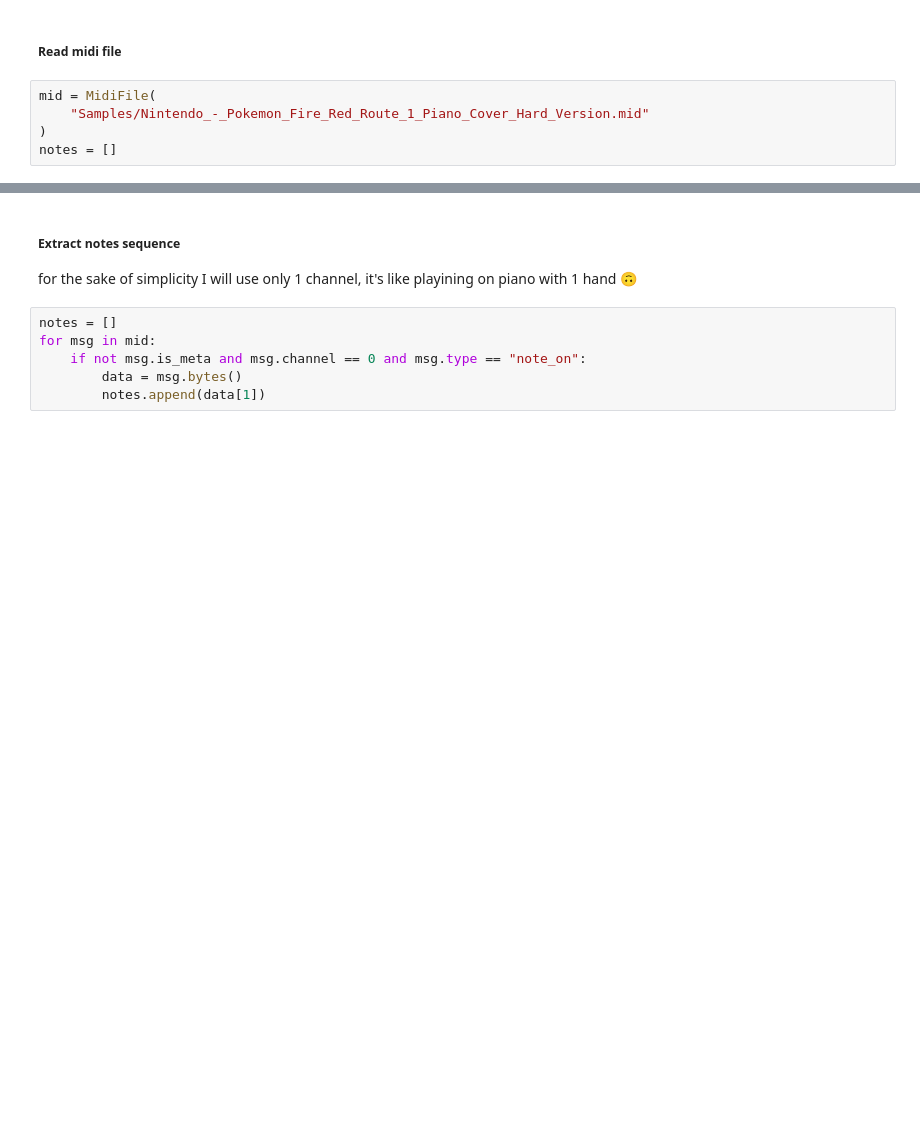
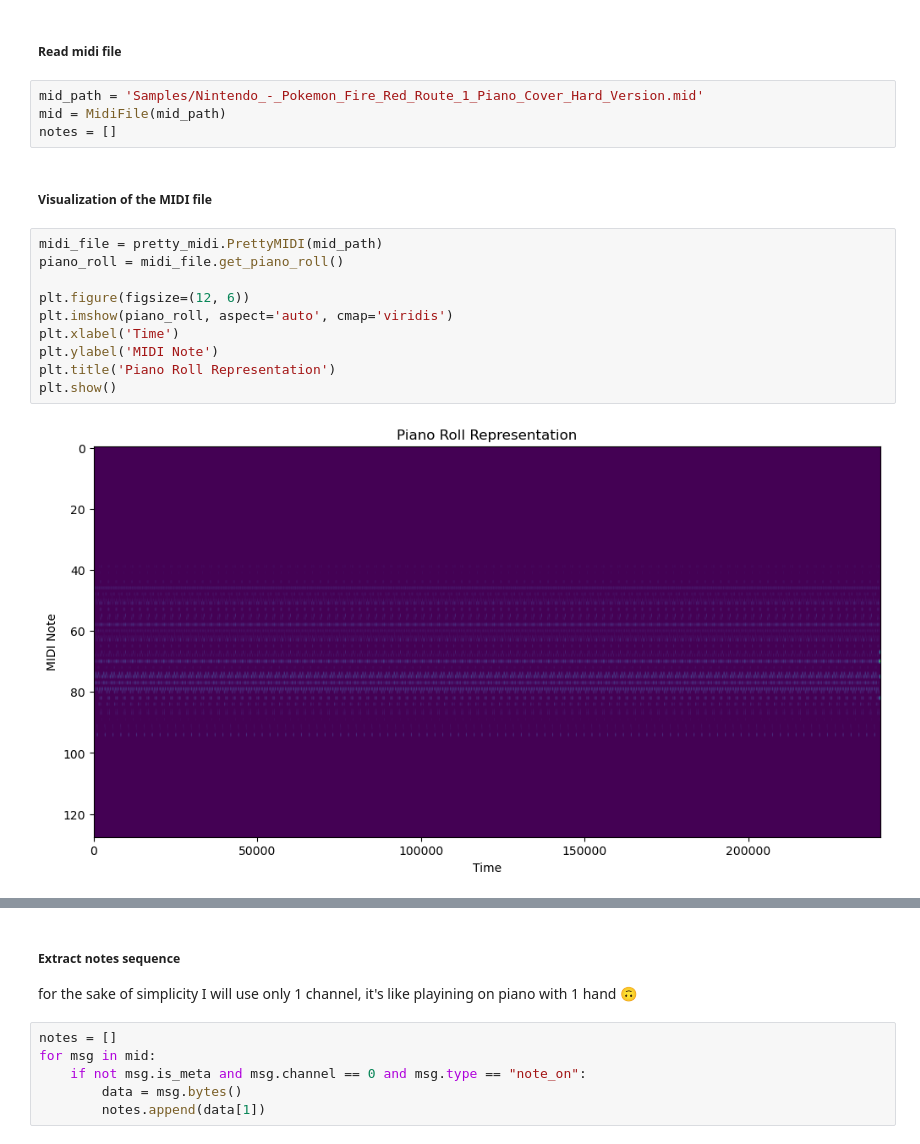
Before and after one commit to divyansh-1611/DAV_BeatCraft, a Jupyter notebook: Music gerenation with Keras and TF.ipynb, the cells around one changed output, grey strips where cells are left out. Drawn from its saved outputs; the diff is of its cells as text; blank space fills up the shorter version.

```diff
--- a/Music gerenation with Keras and TF.ipynb
+++ b/Music gerenation with Keras and TF.ipynb
@@ -39,7 +41,20 @@ To enable the following instructions: AVX2 FMA, in other operations, rebuild Ten
 # %% [markdown]
 ##### Read midi file
 # %%
-mid = MidiFile(
-    "Samples/Nintendo_-_Pokemon_Fire_Red_Route_1_Piano_Cover_Hard_Version.mid"
-)
+mid_path = 'Samples/Nintendo_-_Pokemon_Fire_Red_Route_1_Piano_Cover_Hard_Version.mid'
+mid = MidiFile(mid_path)
 notes = []
+# %% [markdown]
+##### Visualization of the MIDI file
+# %%
+midi_file = pretty_midi.PrettyMIDI(mid_path)
+piano_roll = midi_file.get_piano_roll()
+
+plt.figure(figsize=(12, 6))
+plt.imshow(piano_roll, aspect='auto', cmap='viridis')
+plt.xlabel('Time')
+plt.ylabel('MIDI Note')
+plt.title('Piano Roll Representation')
+plt.show()
+# %% [output]
+[figure, added]
```
Also changed, not shown: parts of 6 cells of this notebook, 2 other files.
